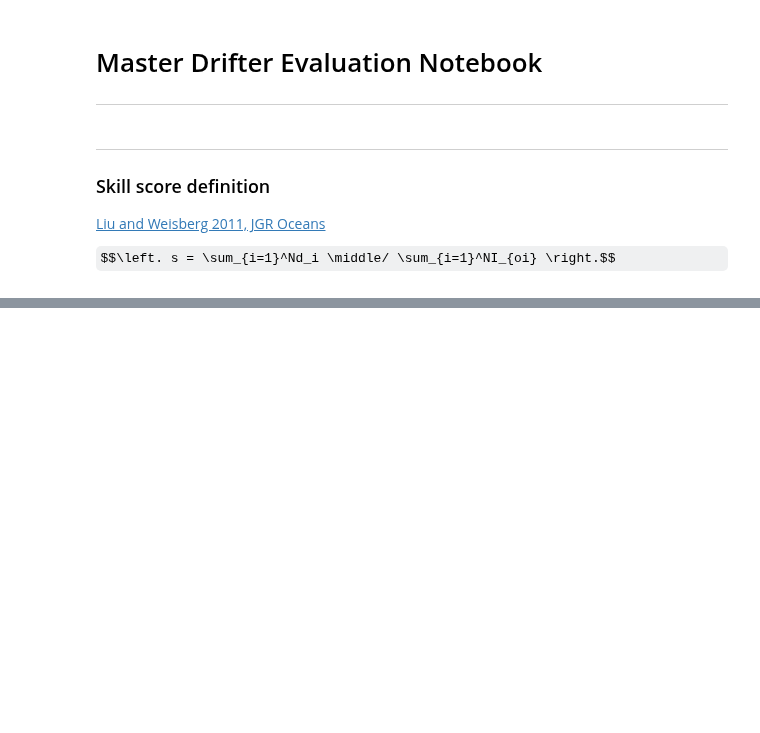
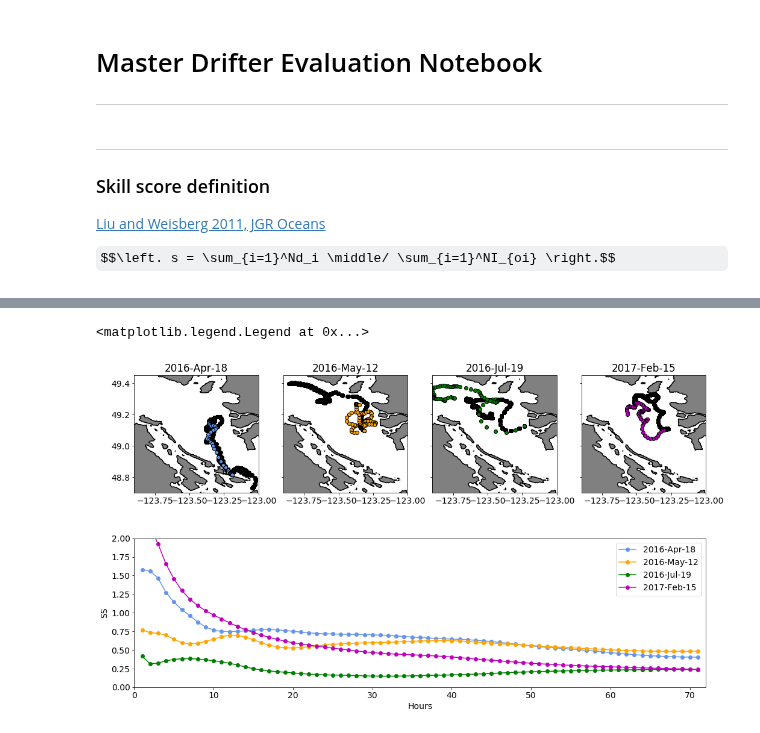
Before and after one commit to SalishSeaCast/analysis-ben, a Jupyter notebook: notebooks/OpenDrift/drifter_evaluation_master.ipynb, the cells around one changed output, grey strips where cells are left out. Cells and saved outputs as stored; diff of their text form; code cells hidden in the pictures; some formulas as TeX source; blank space fills up the shorter version.

Commit message:
Updated drifter summary

```diff
--- a/notebooks/OpenDrift/drifter_evaluation_master.ipynb
+++ b/notebooks/OpenDrift/drifter_evaluation_master.ipynb
@@ -65,0 +32,76 @@ ax.plot(np.median(SS, axis=0), 'k-')
+# %%
+# Paths, files and definitions
+paths = {
+    'coords': '/data/bmoorema/MEOPAR/grid/coordinates_seagrid_SalishSea201702.nc',
+    'mask': '/data/bmoorema/MEOPAR/grid/mesh_mask201702.nc',
+    'drifters': '/ocean/shared/drifters/data/L3/Salish_L3_20190728T103529.mat',
+    'out': '/data/bmoorema/results/parcels/drifters_base/',
+}
+grid = xr.open_dataset(paths['coords'], decode_times=False)
+mask = xr.open_dataset(paths['mask'])
+drifters = loadmat(paths['drifters'])['drift'][0]
+IDs = [4, 32, 82, 106]
+deg2m = 111000 * np.cos(50 * np.pi / 180)
+duration = timedelta(days=5)
+# %%
+# Make figure
+fig = plt.figure(figsize=(17, 10))
+gs = plt.GridSpec(2, 4)
+ax_ss = fig.add_subplot(gs[1, :])
+ax_ss.set_xlim([0, 72])
+ax_ss.set_ylim([0, 2])
+ax_ss.set_xlabel('Hours')
+ax_ss.set_ylabel('SS')
+
+# Loop through simulations
+for col, ID, color in zip(range(4), IDs, ['cornflowerblue', 'orange', 'g', 'm']):
+
+    # Parse ID
+    dindex = np.where(drifters['id'].astype(int) == ID)[0][0]
+    t_obs = np.array([mtime2datetime(float(t)) for t in drifters['mtime'][dindex]])
+    fn = f'drifter{ID:03d}_' + '_'.join(d.strftime('%Y%m%d') for d in [t_obs[0], t_obs[0]+duration]) + '.nc'
+    metrics = {'dl': np.empty(0), 'd': np.empty((0, 50))}
+    label = t_obs[0].strftime('%Y-%b-%d')
+
+    # Make map area
+    ax = fig.add_subplot(gs[0, col])
+    ax.contourf(grid.nav_lon, grid.nav_lat, mask.tmask[0, 0, ...], levels=[-0.01, 0.01], colors='gray')
+    ax.contour(grid.nav_lon, grid.nav_lat, mask.tmask[0, 0, ...], levels=[-0.01, 0.01], colors='k')
+    ax.set_xlim([-123.9, -123.0])
+    ax.set_ylim([48.7, 49.45])
+    ax.set_title(label)
+    viz_tools.set_aspect(ax)
+    if col > 0: ax.yaxis.set_ticklabels('')
+
+    # Load simulation
+    with xr.open_dataset(paths['out'] + fn) as data:
+
+        # Load and plot trajectories
+        times = data.time[0, :].values.astype('datetime64[s]').astype(datetime)
+        lons, lats = data.lon.values, data.lat.values
+
+        # Loop through simulation time points
+        index = 0
+        for time, lon, lat in zip(times[:72], lons.T, lats.T):
+
+            # Extract observations
+            ilast = index
+            index = abs(t_obs - time).argmin()
+            lon_obs, lat_obs = drifters['lon'][dindex], drifters['lat'][dindex]
+            ax.plot(lon, lat, 'ko', zorder=1)
+            ax.plot(lon_obs[index], lat_obs[index], 'ko', markerfacecolor=color, zorder=2)
+
+            # Calculate metrics
+            d = np.sqrt((lon - lon_obs[index])**2 + (lat - lat_obs[index])**2) * deg2m * 1e-3
+            dl = np.sqrt((lon_obs[index] - lon_obs[ilast])**2 + (lat_obs[index] - lat_obs[ilast])**2) * deg2m * 1e-3
+            metrics['dl'] = np.append(metrics['dl'], dl)
+            metrics['d'] = np.concatenate((metrics['d'], d[np.newaxis, :]))
+
+    # Calc skill score
+    ss = np.cumsum(metrics['d'], axis=0) / np.cumsum(np.cumsum(metrics['dl']))[:, np.newaxis]
+    ax_ss.plot(ss.mean(axis=1), 'o-', color=color, label=label)
+
+ax_ss.legend()
+# %% [output]
+<matplotlib.legend.Legend at 0x...>
+[figure, added]
```
Also changed, not shown: parts of 4 cells of this notebook.
